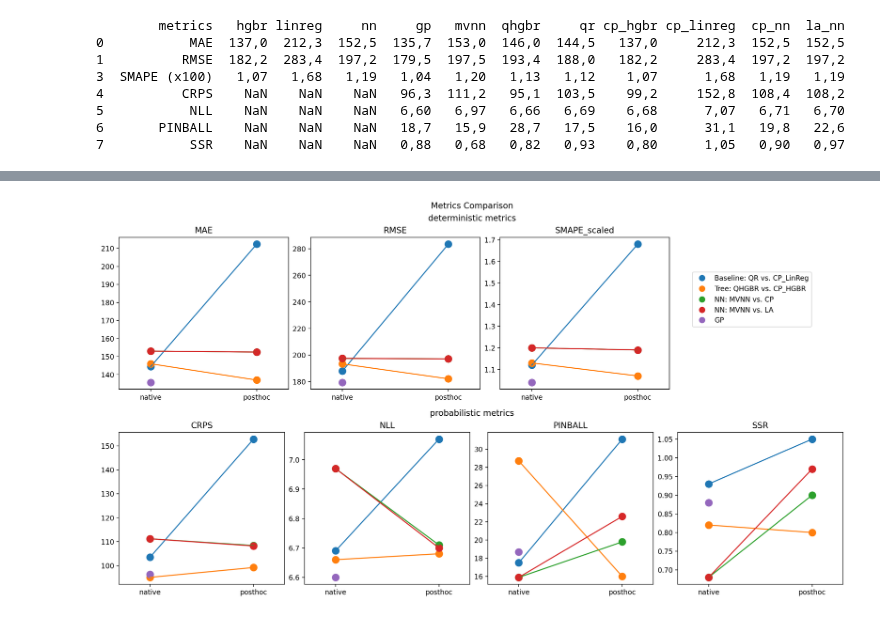
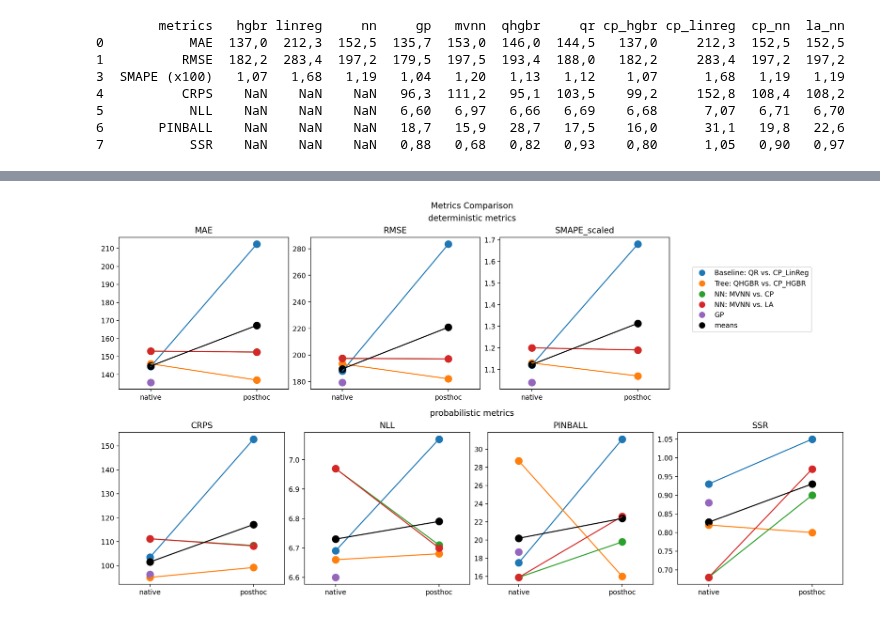
Before and after one commit to MischaDy/electricity-uq, a Jupyter notebook: plot_metrics_lines.ipynb, the cells around one changed output, grey strips where cells are left out. Cells and saved outputs as stored; diff of their text form; code cells hidden in the pictures.

Commit message:
add means (incl. baselines) to line plot

```diff
--- a/plot_metrics_lines.ipynb
+++ b/plot_metrics_lines.ipynb
@@ -37,7 +37,7 @@ print_df(df)
 # %%
 df2 = df.copy()
 df2.index = df2.metrics
-df2.drop(columns=['metrics', 'hgbr', 'linreg', 'nn'], inplace=True)
+df2.drop(columns=['metrics'], inplace=True)
 df2.rename(index={'SMAPE (x100)': 'SMAPE_scaled'}, inplace=True)
 df2.replace(r'(\d+),(\d+)', r'\1.\2', regex=True, inplace=True)  # convert to floats
 df2 = df2.astype(float)
@@ -54,0 +55,21 @@ df2
+# %%
+# compute metrics means by group
+
+models_dict = {
+    'base': ['linreg', 'hgbr', 'nn'],
+    'posthoc': ['cp_linreg', 'cp_hgbr', 'cp_nn', 'la_nn'],
+    'native': ['qr', 'qhgbr', 'mvnn', 'gp']
+}
+
+METRICS_MEANS_BY_METHOD_TYPE = {'posthoc': {}, 'native': {}}
+for metrics_type, metrics in METRICS_DICT.items():
+    for metric in metrics:
+        for method_type, metrics_means_dict in METRICS_MEANS_BY_METHOD_TYPE.items():
+            if method_type == 'native' or metrics_type == 'probabilistic':
+                models_key = method_type
+            else:
+                models_key = 'base'  # avoid double-counting NNs
+            method_type_means = [get_metric_value(df2, metric, method)
+                                 for method in models_dict[models_key]]
+            metrics_means_dict[metric] = np.mean(method_type_means)
+METRICS_MEANS_BY_METHOD_TYPE
@@ -62,7 +98,7 @@ import numpy as np
 # METRICS = df2.index
 SCATTER_SIZE = 10 **2
 SCATTER_ALPHA = 1
-DPI = 200  # 100
+DPI = 200
 FIGURE_PATH = 'comparison_storage/plots/metrics_lineplot.png'
 
 METRICS_DICT = {
@@ -83,6 +119,7 @@ def plot_metrics_pairs(df, metric, type_to_method_pairs, ax=None, scatter_alpha=
     x_plot = [0, 1]
     if ax is None:
         fig, ax = plt.subplots()
+    method_types = ['native', 'posthoc']
     for (method_type, pair), color in zip(type_to_method_pairs.items(), COLORS):
         method1, method2 = pair
         if method2 is None:
@@ -93,38 +130,43 @@ def plot_metrics_pairs(df, metric, type_to_method_pairs, ax=None, scatter_alpha=
         ax.plot(x_plot, metrics_values, color=color)
         ax.scatter(x_plot, metrics_values, label=method_type, color=color, s=scatter_size, alpha=scatter_alpha)
 
-    ax.set_xticks(x_plot, ['native', 'posthoc'])
+    # plot means
+    metrics_means = [METRICS_MEANS_BY_METHOD_TYPE[method_type][metric] for method_type in method_types]
+    ax.plot(x_plot, metrics_means, color='black')
+    ax.scatter(x_plot, metrics_means, label='means', color='black', s=scatter_size, alpha=scatter_alpha)
+
+    ax.set_xticks(x_plot, method_types)
     ax.set_xlim(x_plot[0] - x_shift, x_plot[1] + x_shift)
-    # ax.set_ylim(bottom=0)  # todo: use broken axis?
     ax.set_title(metric)
-    # ax.legend()
-    # if show:
-    #     plt.show()
 
 def get_metric_value(df, metric, method):
     return df.loc[metric][method]
+
+def _make_legend_elem(color, label):
+    return Line2D([0], [0], marker='o', markerfacecolor=color, color='w', label=label, markersize=np.sqrt(SCATTER_SIZE))
 
 
 fig = plt.figure(figsize=(15, 8), layout='constrained', dpi=DPI)
 fig.suptitle('Metrics Comparison')
 subfigs = fig.subfigures(nrows=2, ncols=1)
 for (metrics_type, metrics), subfig in zip(METRICS_DICT.items(), subfigs):
-    subfig.suptitle(f'{metrics_type} metrics')  # , va='bottom', y=0.02)
+    subfig.suptitle(f'{metrics_type} metrics')
     axs = subfig.subplots(nrows=1, ncols=4)
     for metric, ax in zip(metrics, axs):
         plot_metrics_pairs(df2, metric, TYPE_TO_METHOD_PAIRS, ax=ax, scatter_size=SCATTER_SIZE, scatter_alpha=SCATTER_ALPHA)
 
     n_invisible = 4 - len(metrics)
     if n_invisible > 0:
         for ax in axs[-n_invisible:]:
             ax.set_visible(False)
 
-legend_elements = [Line2D([0], [0], marker='o', markerfacecolor=color, color='w', label=method_type, markersize=np.sqrt(SCATTER_SIZE))
+legend_elements = [_make_legend_elem(color, method_type)
                    for method_type, color in zip(TYPE_TO_METHOD_PAIRS.keys(), COLORS)]
+legend_elements.append(_make_legend_elem('black', 'means'))
 
 fig.legend(handles=legend_elements, bbox_to_anchor=(7/8, 3/4), loc='center')
 if FIGURE_PATH is not None:
     plt.savefig(FIGURE_PATH)
 plt.show()
 # %% [output]
-[figure, old version]
+[figure, new version]
```
Also changed, not shown: parts of 3 cells of this notebook, 1 other file.
